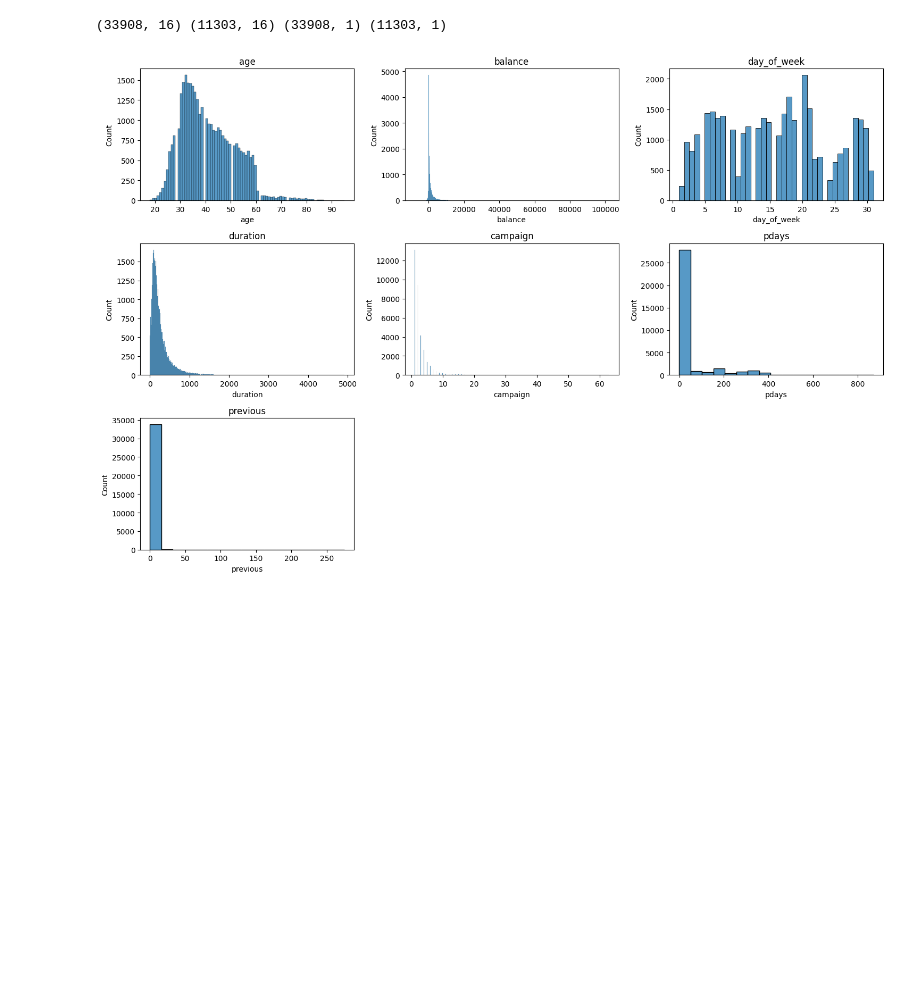
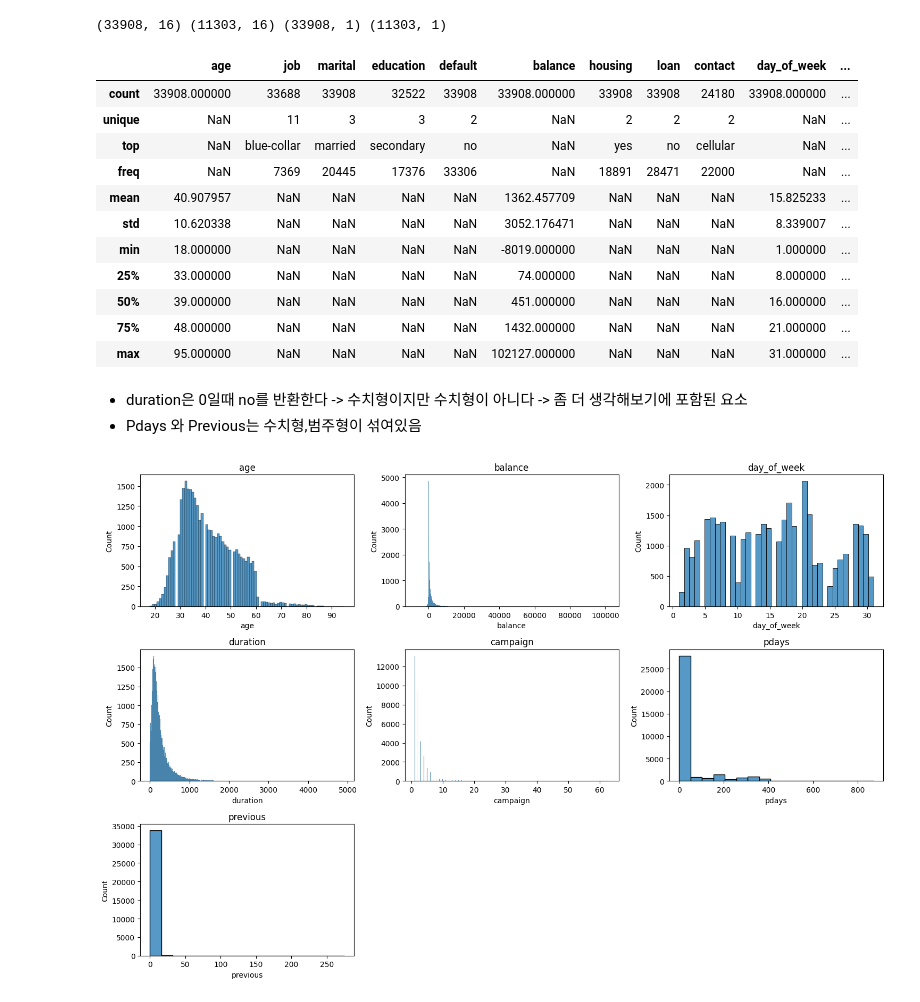
Before and after one commit to Emdeowl/sparta_ML, a Jupyter notebook: A06_권재혁.ipynb, the cells around one changed output. Saved outputs shown, nothing was run; the diff lists cells and outputs as text; code cells hidden in the pictures; blank space fills up the shorter version.

```diff
--- a/A06_권재혁.ipynb
+++ b/A06_권재혁.ipynb
@@ -49,6 +52,24 @@ X_test.rename(columns={"day" : "day_of_week"},inplace=True)
 print(X_train.shape, X_test.shape, y_train.shape, y_test.shape)
 # %% [output]
 (33908, 16) (11303, 16) (33908, 1) (11303, 1)
+# %%
+X_train.describe(include='all')
+# %% [output]
+|  | age | job | marital | education | default | balance | housing | loan | contact | day_of_week | ... |
+| count | 33908.000000 | 33688 | 33908 | 32522 | 33908 | 33908.000000 | 33908 | 33908 | 24180 | 33908.000000 | ... |
+| unique | NaN | 11 | 3 | 3 | 2 | NaN | 2 | 2 | 2 | NaN | ... |
+| top | NaN | blue-collar | married | secondary | no | NaN | yes | no | cellular | NaN | ... |
+| freq | NaN | 7369 | 20445 | 17376 | 33306 | NaN | 18891 | 28471 | 22000 | NaN | ... |
+| mean | 40.907957 | NaN | NaN | NaN | NaN | 1362.457709 | NaN | NaN | NaN | 15.825233 | ... |
+| std | 10.620338 | NaN | NaN | NaN | NaN | 3052.176471 | NaN | NaN | NaN | 8.339007 | ... |
+| min | 18.000000 | NaN | NaN | NaN | NaN | -8019.000000 | NaN | NaN | NaN | 1.000000 | ... |
+| 25% | 33.000000 | NaN | NaN | NaN | NaN | 74.000000 | NaN | NaN | NaN | 8.000000 | ... |
+| 50% | 39.000000 | NaN | NaN | NaN | NaN | 451.000000 | NaN | NaN | NaN | 16.000000 | ... |
+| 75% | 48.000000 | NaN | NaN | NaN | NaN | 1432.000000 | NaN | NaN | NaN | 21.000000 | ... |
+| max | 95.000000 | NaN | NaN | NaN | NaN | 102127.000000 | NaN | NaN | NaN | 31.000000 | ... |
+# %% [markdown]
+- duration은 0일때 no를 반환한다 -> 수치형이지만 수치형이 아니다 -> 좀 더 생각해보기에 포함된 요소
+- Pdays 와 Previous는 수치형,범주형이 섞여있음
 # %%
 #수치형 변수 시각화
 def get_3_hist(data:pd.DataFrame, columns:list):
```
Also changed, not shown: parts of 12 cells of this notebook.
